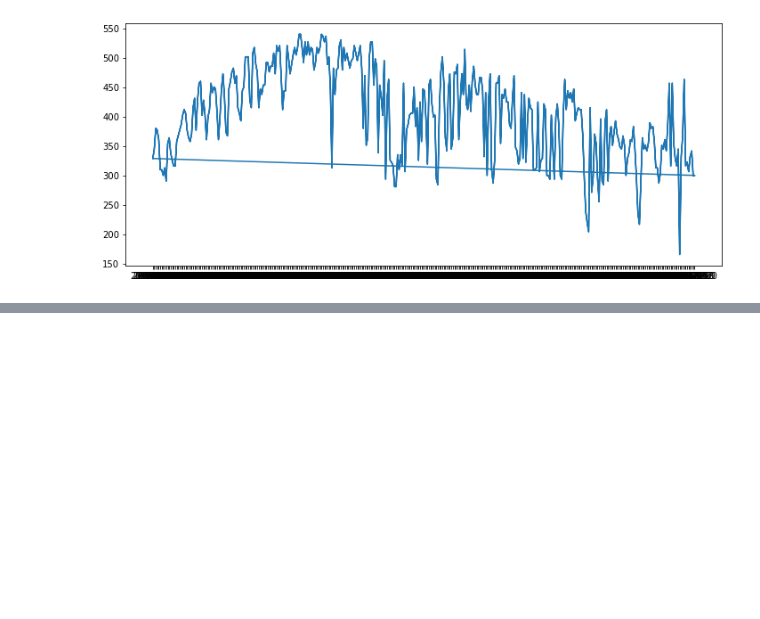
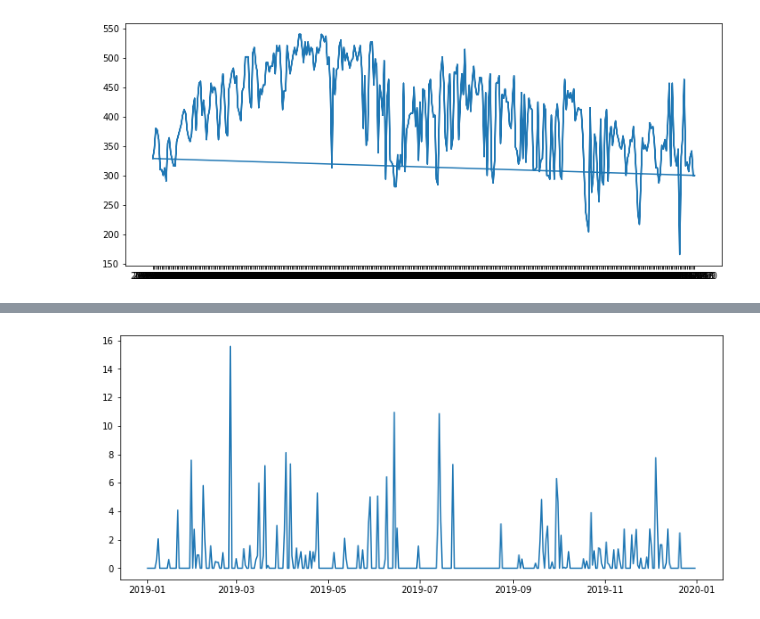
Before and after one commit to anaguilarar/gee_NOAA, a Jupyter notebook: Descargar clima de GEE.ipynb, the cells around one changed output, grey strips where cells are left out. Saved outputs shown, nothing was run; the diff lists cells and outputs as text; code cells hidden in the pictures; blank space fills up the shorter version.

```diff
--- a/Descargar clima de GEE.ipynb
+++ b/Descargar clima de GEE.ipynb
@@ -260,0 +267,7 @@ dfdaymet.to_csv(os.path.join("D:/OneDrive - CGIAR/projects/gee_NOAA/results","ch
+# %%
+## conusltar las imageens disponibles en google earth engine para la misión en específico
+datainit = get_geedata.gee_weatherdata("2019-01-01",
+                                       "2020-05-30",
+                                       "data/truestationlocation.csv",
+                                       mission = "trmm")
+datainit.features
@@ -260,0 +282,3 @@ dfdaymet.to_csv(os.path.join("D:/OneDrive - CGIAR/projects/gee_NOAA/results","ch
+# %%
+trmmdata= datainit.summarise_hourlydata(cummulative_bands=['precipitation'])
+trmmdata
@@ -260,0 +300,13 @@ dfdaymet.to_csv(os.path.join("D:/OneDrive - CGIAR/projects/gee_NOAA/results","ch
+# %%
+### gráficar resultados
+
+ref_long = datainit.features.longitude.loc[0]
+
+plotdata = trmmdata[np.round(trmmdata.longitude, 3) == np.round(ref_long, 3)]
+
+plt.figure(figsize=[12,5])
+plt.plot(plotdata.date, plotdata['precipitation'].values)
+
+plt.show()
+# %% [output]
+[figure, added]
```
Also changed, not shown: parts of 18 cells of this notebook.
